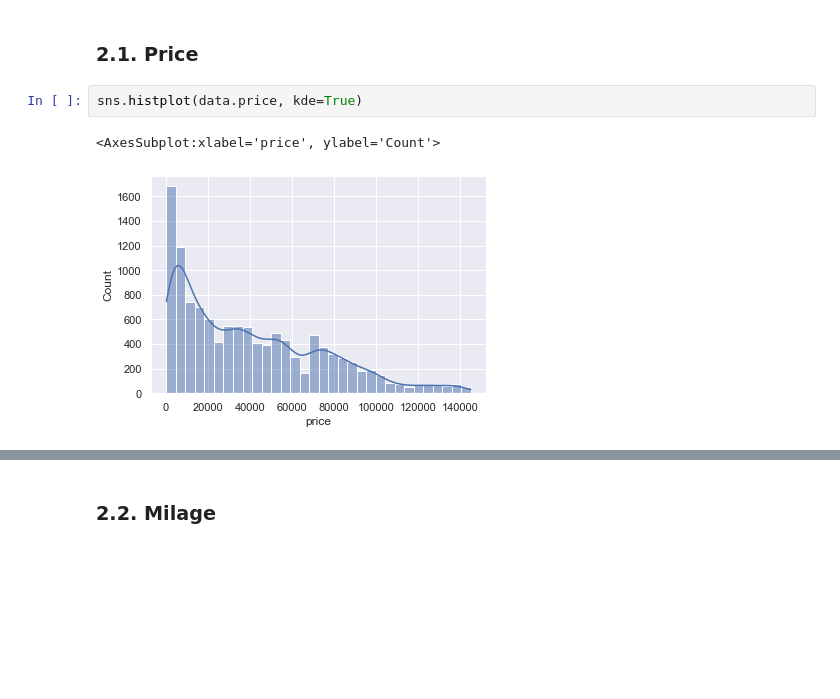
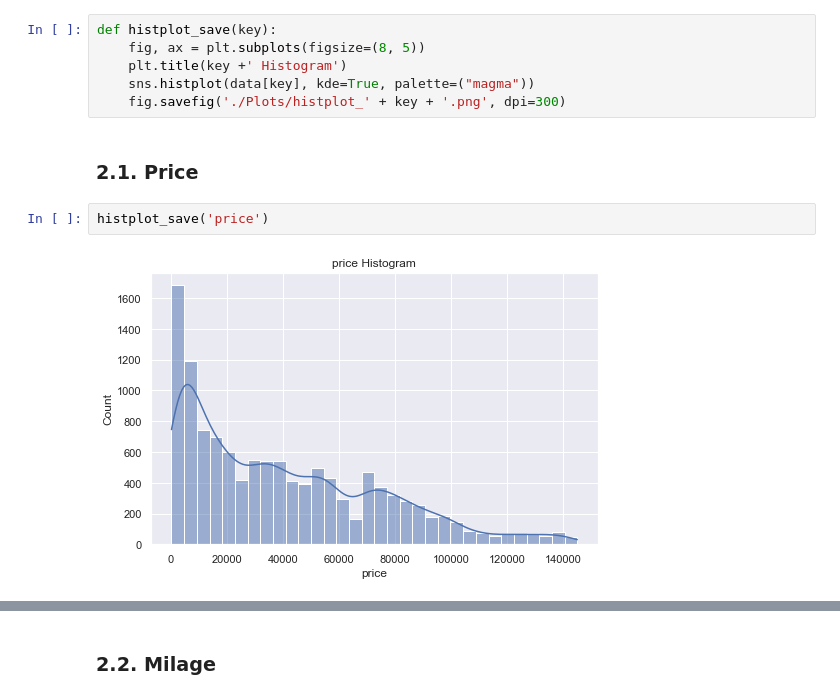
Before and after one commit to MarkusUllenbruch/DS-Webscraper-Mercedes-PricePrediction, a Jupyter notebook: Step3_EDA.ipynb, the cells around one changed output, grey strips where cells are left out. Cells and saved outputs as stored; diff of their text form; blank space fills up the shorter version.

```diff
--- a/Step3_EDA.ipynb
+++ b/Step3_EDA.ipynb
@@ -152,13 +195,18 @@ countplot('amg')
 [figure]
 # %% [markdown]
 ## 2. Numerical Data
+# %%
+def histplot_save(key):
+    fig, ax = plt.subplots(figsize=(8, 5))
+    plt.title(key +' Histogram')
+    sns.histplot(data[key], kde=True, palette=("magma"))
+    fig.savefig('./Plots/histplot_' + key + '.png', dpi=300)
 # %% [markdown]
 ### 2.1. Price
-# %%
-sns.histplot(data.price, kde=True)
-# %% [output]
-<AxesSubplot:xlabel='price', ylabel='Count'>
-[figure, removed]
+# %%
+histplot_save('price')
+# %% [output]
+[figure, added]
 # %%
 data.price.mean()
 # %% [output]
```
Also changed, not shown: parts of 55 cells of this notebook, 14 other files.
